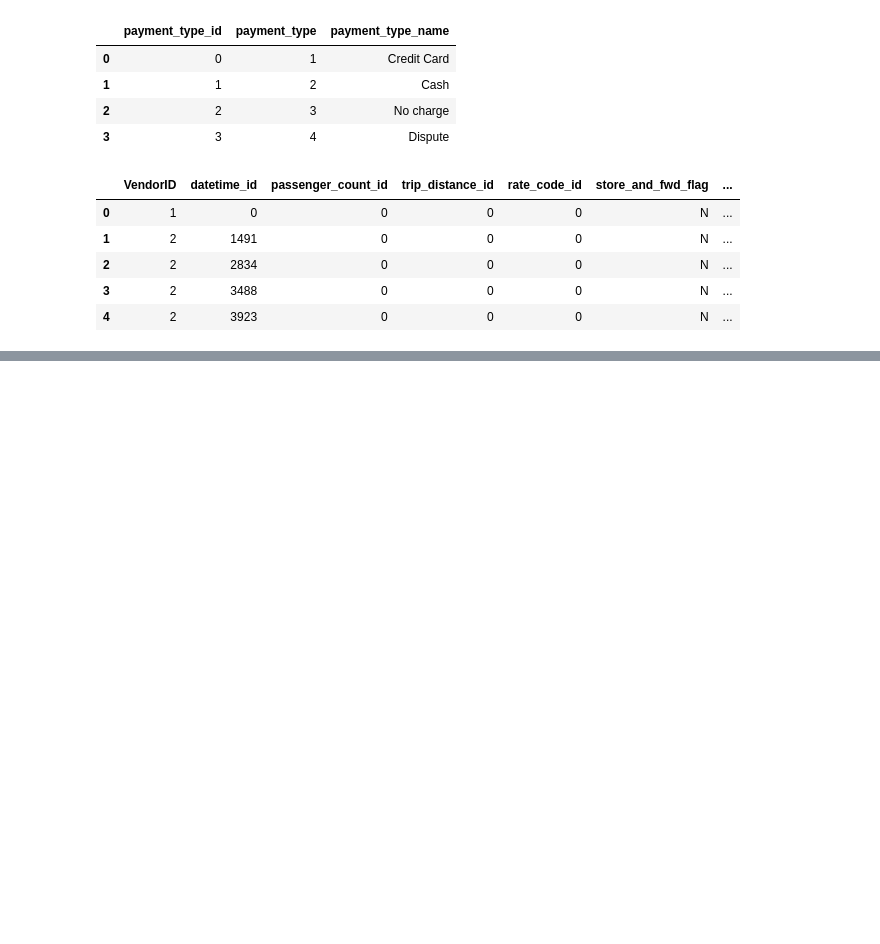
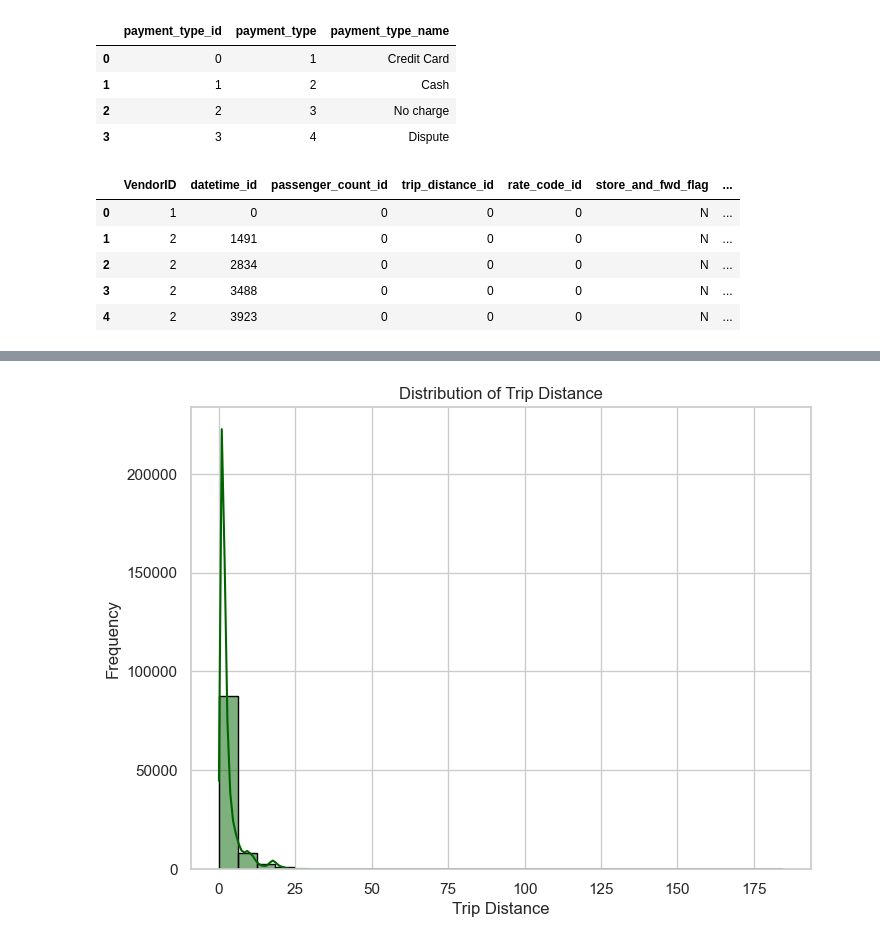
Before and after one commit to yashvisharma1204/Uber_rides-data_analysis, a Jupyter notebook: data.ipynb, the cells around one changed output, grey strips where cells are left out. Saved outputs shown, nothing was run; the diff lists cells and outputs as text; code cells hidden in the pictures; blank space fills up the shorter version.

```diff
--- a/data.ipynb
+++ b/data.ipynb
@@ -31,6 +41,8 @@ Data columns (total 19 columns):
  18  total_amount           100000 non-null  float64
 dtypes: float64(12), int64(4), object(3)
 memory usage: 14.5+ MB
+# %%
+df = df.fillna(0)
 # %%
 df['tpep_pickup_datetime']=pd.to_datetime(df['tpep_pickup_datetime'])
 df['tpep_dropoff_datetime']=pd.to_datetime(df['tpep_dropoff_datetime'])
@@ -250,0 +275,14 @@ fact_table.head()
+# %%
+df['tpep_pickup_datetime'] = pd.to_datetime(df['tpep_pickup_datetime'])
+df['tpep_dropoff_datetime'] = pd.to_datetime(df['tpep_dropoff_datetime'])
+
+sns.set(style="whitegrid")
+# %%
+plt.figure(figsize=(8, 6))
+sns.histplot(df['trip_distance'], bins=30, color='darkgreen', edgecolor='black', kde=True)
+plt.xlabel('Trip Distance')
+plt.ylabel('Frequency')
+plt.title('Distribution of Trip Distance')
+plt.show()
+# %% [output]
+[figure, added]
```
Also changed, not shown: parts of 9 cells of this notebook.
